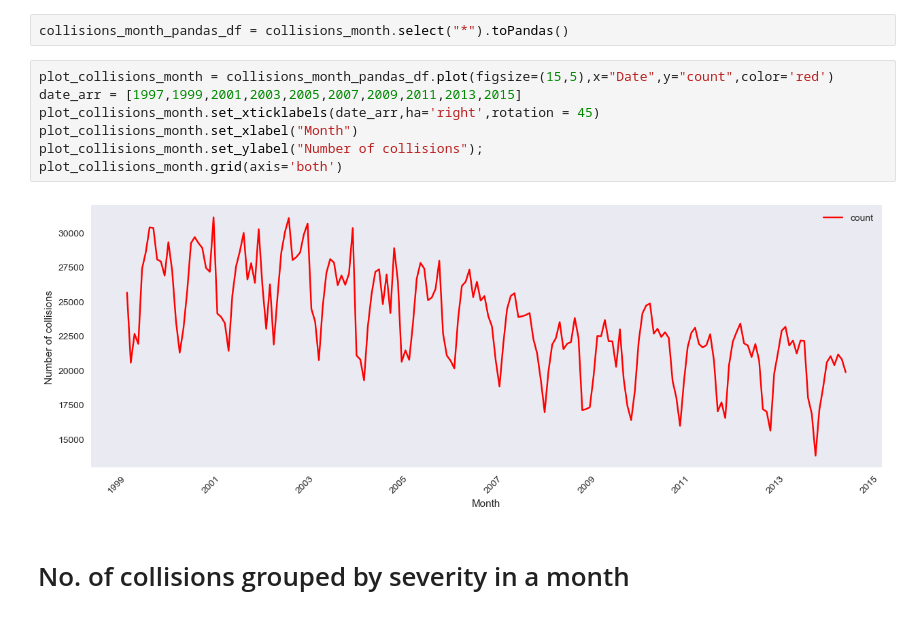
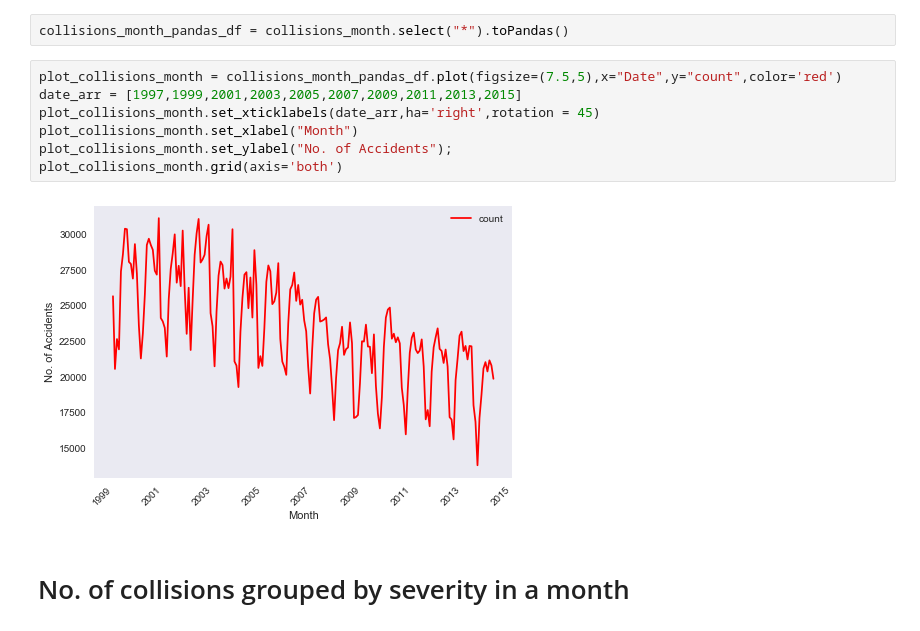
Before and after one commit to SinghGursimran/Analysis-of-Car-Accidents-in-Canada-using-PySpark, a Jupyter notebook: Analysis.ipynb, the cells around one changed output. Cells and saved outputs as stored; diff of their text form.

```diff
--- a/Analysis.ipynb
+++ b/Analysis.ipynb
@@ -169,14 +170,14 @@ only showing top 5 rows
 # %%
 collisions_month_pandas_df = collisions_month.select("*").toPandas()
 # %%
-plot_collisions_month = collisions_month_pandas_df.plot(figsize=(15,5),x="Date",y="count",color='red')
+plot_collisions_month = collisions_month_pandas_df.plot(figsize=(7.5,5),x="Date",y="count",color='red')
 date_arr = [1997,1999,2001,2003,2005,2007,2009,2011,2013,2015]
 plot_collisions_month.set_xticklabels(date_arr,ha='right',rotation = 45)
 plot_collisions_month.set_xlabel("Month")
-plot_collisions_month.set_ylabel("Number of collisions");
+plot_collisions_month.set_ylabel("No. of Accidents");
 plot_collisions_month.grid(axis='both')
 # %% [output]
-[figure, old version]
+[figure, new version]
 # %% [markdown]
 # No. of collisions grouped by severity in a month
 # %%
```
Also changed, not shown: parts of 17 cells of this notebook.
